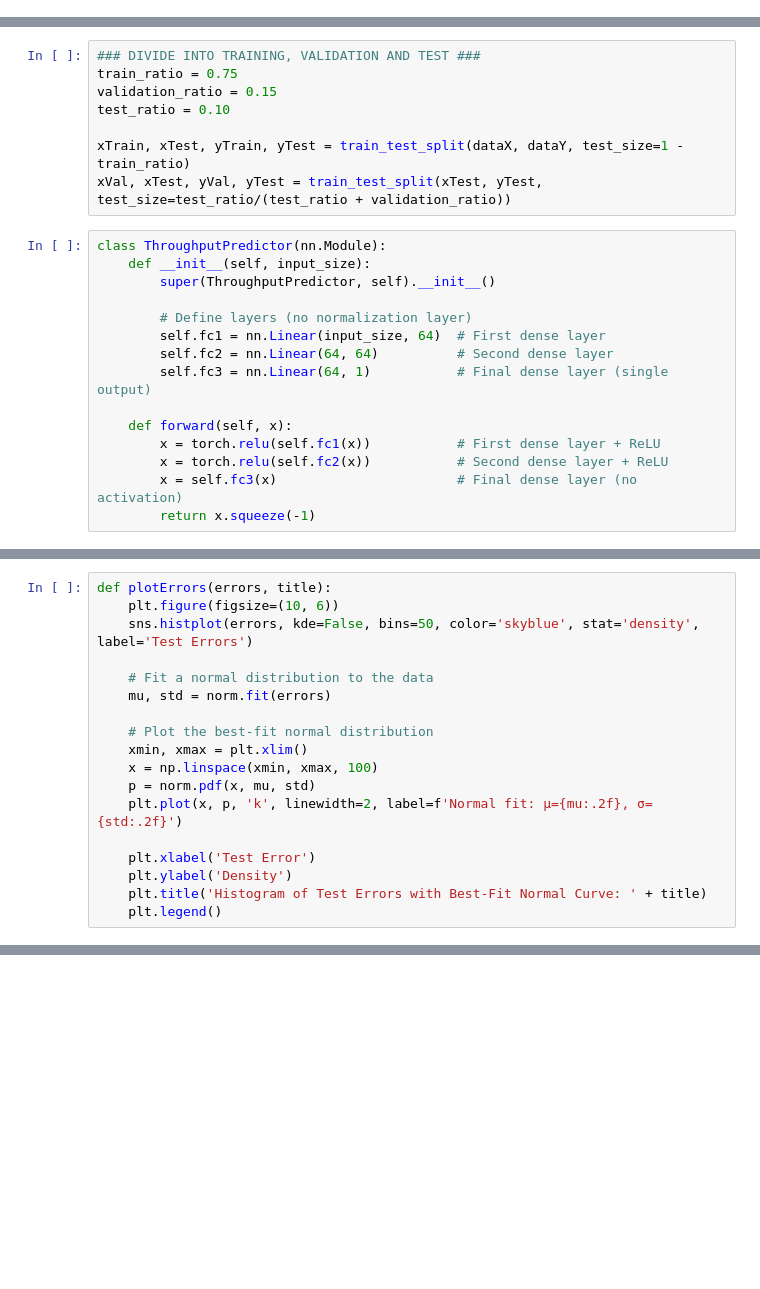
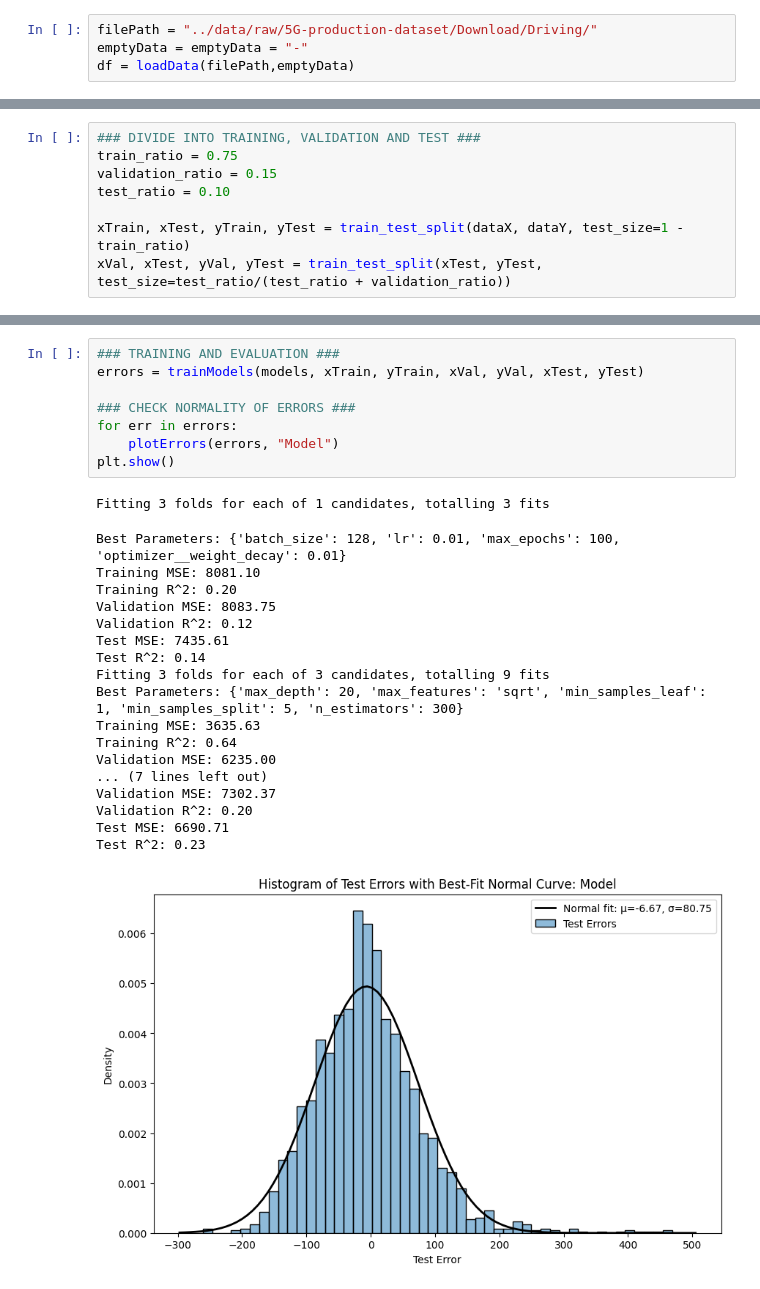
Before and after one commit to lindeerik/msc-degree-project, a Jupyter notebook: notebooks/notebook.ipynb, the cells around one changed output, grey strips where cells are left out. Cells and saved outputs as stored; diff of their text form; blank space fills up the shorter version.

```diff
--- a/notebooks/notebook.ipynb
+++ b/notebooks/notebook.ipynb
@@ -41 +23,5 @@ df = pd.concat(dataFrames, axis=0, ignore_index=True)
+# %%
+filePath = "../data/raw/5G-production-dataset/Download/Driving/"
+emptyData = emptyData = "-"
+df = loadData(filePath,emptyData)
 # %%
@@ -68,21 +40,6 @@ test_ratio = 0.10
 
 xTrain, xTest, yTrain, yTest = train_test_split(dataX, dataY, test_size=1 - train_ratio)
 xVal, xTest, yVal, yTest = train_test_split(xTest, yTest, test_size=test_ratio/(test_ratio + validation_ratio))
-# %%
-class ThroughputPredictor(nn.Module):
-    def __init__(self, input_size):
-        super(ThroughputPredictor, self).__init__()
-
-        # Define layers (no normalization layer)
-        self.fc1 = nn.Linear(input_size, 64)  # First dense layer
-        self.fc2 = nn.Linear(64, 64)          # Second dense layer
-        self.fc3 = nn.Linear(64, 1)           # Final dense layer (single output)
-
-    def forward(self, x):
-        x = torch.relu(self.fc1(x))           # First dense layer + ReLU
-        x = torch.relu(self.fc2(x))           # Second dense layer + ReLU
-        x = self.fc3(x)                       # Final dense layer (no activation)
-        return x.squeeze(-1)
 # %%
 ### SELECT MODELS ###
 rf = RandomForestRegressor(random_state=42)
@@ -148,21 +101,3 @@ paramGridNet = {
 }
 
 models = {net: paramGridNet, rf: paramGridRf, xGradBoost:paramGridXgb}
-# %%
-def plotErrors(errors, title):
-    plt.figure(figsize=(10, 6))
-    sns.histplot(errors, kde=False, bins=50, color='skyblue', stat='density', label='Test Errors')
-
-    # Fit a normal distribution to the data
-    mu, std = norm.fit(errors)
-
-    # Plot the best-fit normal distribution
-    xmin, xmax = plt.xlim()
-    x = np.linspace(xmin, xmax, 100)
-    p = norm.pdf(x, mu, std)
-    plt.plot(x, p, 'k', linewidth=2, label=f'Normal fit: μ={mu:.2f}, σ={std:.2f}')
-
-    plt.xlabel('Test Error')
-    plt.ylabel('Density')
-    plt.title('Histogram of Test Errors with Best-Fit Normal Curve: ' + title)
-    plt.legend()
@@ -229,0 +104,28 @@ Test R^2: 0.17
+# %%
+### TRAINING AND EVALUATION ###
+errors = trainModels(models, xTrain, yTrain, xVal, yVal, xTest, yTest)
+
+### CHECK NORMALITY OF ERRORS ###
+for err in errors:
+    plotErrors(errors, "Model")
+plt.show()
+# %% [output]
+Fitting 3 folds for each of 1 candidates, totalling 3 fits
+Best Parameters: {'batch_size': 128, 'lr': 0.01, 'max_epochs': 100, 'optimizer__weight_decay': 0.01}
+Training MSE: 8081.10
+Training R^2: 0.20
+Validation MSE: 8083.75
+Validation R^2: 0.12
+Test MSE: 7435.61
+Test R^2: 0.14
+Fitting 3 folds for each of 3 candidates, totalling 9 fits
+Best Parameters: {'max_depth': 20, 'max_features': 'sqrt', 'min_samples_leaf': 1, 'min_samples_split': 5, 'n_estimators': 300}
+Training MSE: 3635.63
+Training R^2: 0.64
+Validation MSE: 6235.00
+... (7 lines left out)
+Validation MSE: 7302.37
+Validation R^2: 0.20
+Test MSE: 6690.71
+Test R^2: 0.23
+[figure, added]
```
Also changed, not shown: parts of 7 cells of this notebook, 11 other files.
